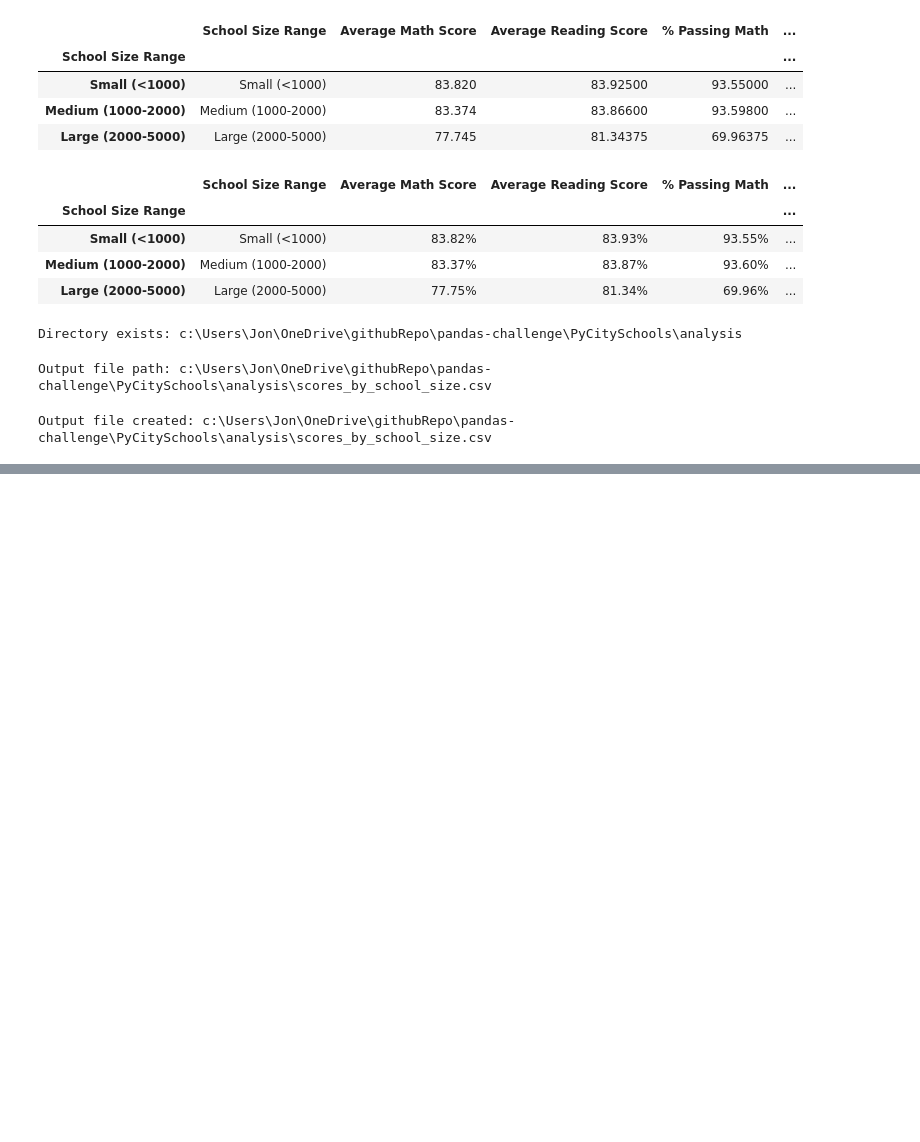
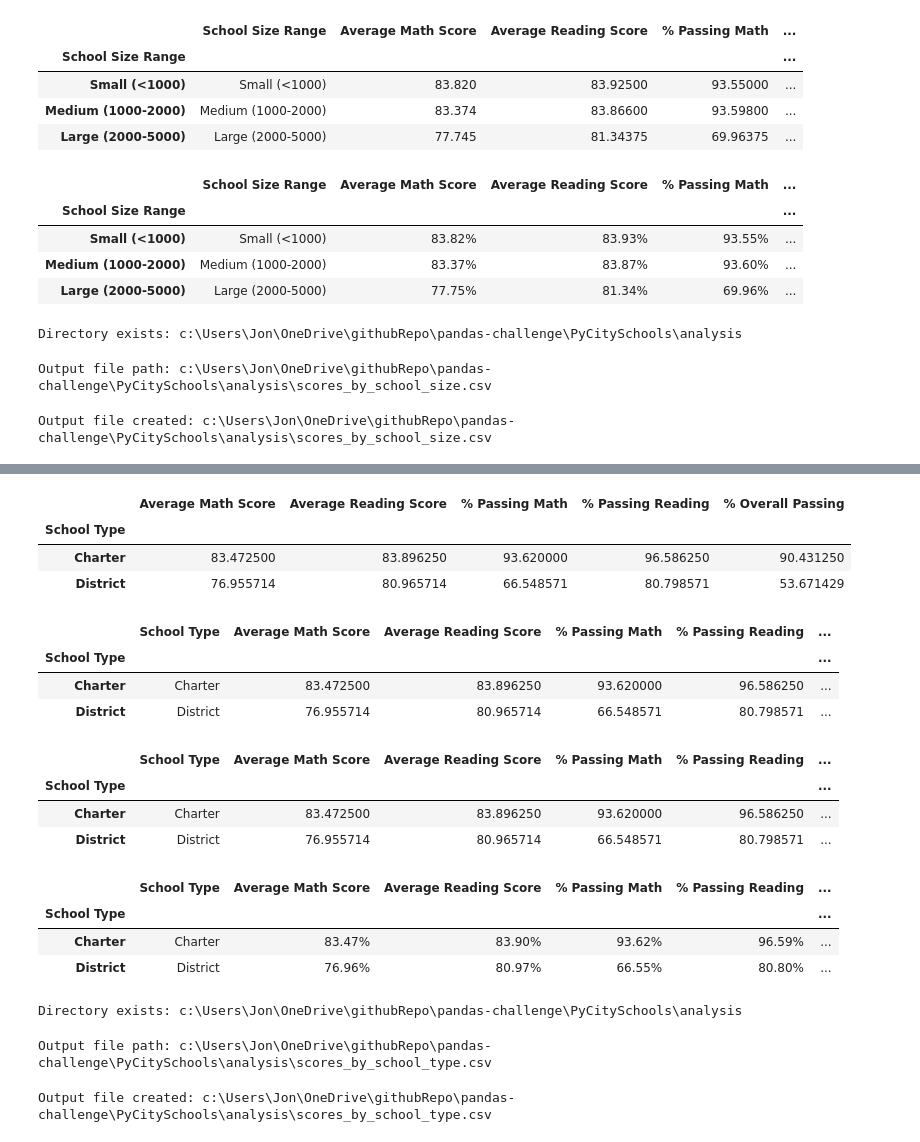
Before and after one commit to Jon-Pierson/pandas-challenge, a Jupyter notebook: PyCitySchools/main.ipynb, the cells around one changed output, grey strips where cells are left out. Drawn from its saved outputs; the diff is of its cells as text; code cells hidden in the pictures; blank space fills up the shorter version.

```diff
--- a/PyCitySchools/main.ipynb
+++ b/PyCitySchools/main.ipynb
@@ -1211,0 +1233,77 @@ Output file created: c:\Users\Jon\OneDrive\githubRepo\pandas-challenge\PyCitySch
+# %%
+# Group the scores_by_school_type DataFrame by 'School Type' and calculate the average of the other columns
+scores_by_school_type_grouped = scores_by_school_type.groupby('School Type').mean()
+scores_by_school_type_grouped
+# %% [output]
+|  | Average Math Score | Average Reading Score | % Passing Math | % Passing Reading | % Overall Passing |
+| School Type |  |  |  |  |  |
+| Charter | 83.472500 | 83.896250 | 93.620000 | 96.586250 | 90.431250 |
+| District | 76.955714 | 80.965714 | 66.548571 | 80.798571 | 53.671429 |
+# %%
+# Add the 'School Type' column back to the scores_by_school_type_grouped DataFrame and move the 'School Type' column to the first column
+scores_by_school_type_grouped['School Type'] = scores_by_school_type_grouped.index
+scores_by_school_type_grouped = scores_by_school_type_grouped[['School Type', 'Average Math Score', 'Average Reading Score', '% Passing Math', '% Passing Reading', '% Overall Passing']]
+scores_by_school_type_grouped
+# %% [output]
+|  | School Type | Average Math Score | Average Reading Score | % Passing Math | % Passing Reading | ... |
+| School Type |  |  |  |  |  | ... |
+| Charter | Charter | 83.472500 | 83.896250 | 93.620000 | 96.586250 | ... |
+| District | District | 76.955714 | 80.965714 | 66.548571 | 80.798571 | ... |
+# %%
+# Create a copy of the scores_by_school_type_grouped DataFrame to hold the formatted values
+scores_by_school_type_summary = scores_by_school_type_grouped.copy()
+scores_by_school_type_summary
+# %% [output]
+|  | School Type | Average Math Score | Average Reading Score | % Passing Math | % Passing Reading | ... |
+| School Type |  |  |  |  |  | ... |
+| Charter | Charter | 83.472500 | 83.896250 | 93.620000 | 96.586250 | ... |
+| District | District | 76.955714 | 80.965714 | 66.548571 | 80.798571 | ... |
+# %%
+# Format the scores_by_school_type_summary DataFrame to display the percentage values with two decimal places
+scores_by_school_type_summary['Average Math Score'] = scores_by_school_type_summary['Average Math Score'].map('{:.2f}%'.format)
+scores_by_school_type_summary['Average Reading Score'] = scores_by_school_type_summary['Average Reading Score'].map('{:.2f}%'.format)
+scores_by_school_type_summary['% Passing Math'] = scores_by_school_type_summary['% Passing Math'].map('{:.2f}%'.format)
+scores_by_school_type_summary['% Passing Reading'] = scores_by_school_type_summary['% Passing Reading'].map('{:.2f}%'.format)
+scores_by_school_type_summary['% Overall Passing'] = scores_by_school_type_summary['% Overall Passing'].map('{:.2f}%'.format)
+scores_by_school_type_summary
+# %% [output]
+|  | School Type | Average Math Score | Average Reading Score | % Passing Math | % Passing Reading | ... |
+| School Type |  |  |  |  |  | ... |
+| Charter | Charter | 83.47% | 83.90% | 93.62% | 96.59% | ... |
+| District | District | 76.96% | 80.97% | 66.55% | 80.80% | ... |
+# %%
+import os
+
+# Define the home directory
+home_dir = os.getcwd()
+
+# Define the subdirectory to save the output file
+analysis_dir = os.path.join(home_dir, "analysis")
+
+# Ensure the directory exists before writing the output file
+if os.path.exists(analysis_dir) and os.path.isdir(analysis_dir):
+    print(f"Directory exists: {analysis_dir}")
+else:
+    print(f"Directory does not exist: {analysis_dir}")
+# %% [output]
+Directory exists: c:\Users\Jon\OneDrive\githubRepo\pandas-challenge\PyCitySchools\analysis
+# %%
+# Define the name of the output file
+output_file_sbst = "scores_by_school_type.csv"
+
+# Combine the directory and file name to create the full path
+output_file_path_sbst = os.path.join(analysis_dir, output_file_sbst)
+
+# Display the full output file path
+print(f"Output file path: {output_file_path_sbst}")
+# %% [output]
+Output file path: c:\Users\Jon\OneDrive\githubRepo\pandas-challenge\PyCitySchools\analysis\scores_by_school_type.csv
+# %%
+# Save the type analysis summary DataFrame to a CSV file
+scores_by_school_type_summary.to_csv(output_file_path_sbst, index=False)
+
+# Ensure the output file was created
+if os.path.exists(output_file_path_sbst) and os.path.isfile(output_file_path_sbst):
+    print(f"Output file created: {output_file_path_sbst}")
+# %% [output]
+Output file created: c:\Users\Jon\OneDrive\githubRepo\pandas-challenge\PyCitySchools\analysis\scores_by_school_type.csv
```
Also changed, not shown: parts of 2 cells of this notebook, 1 other file.
